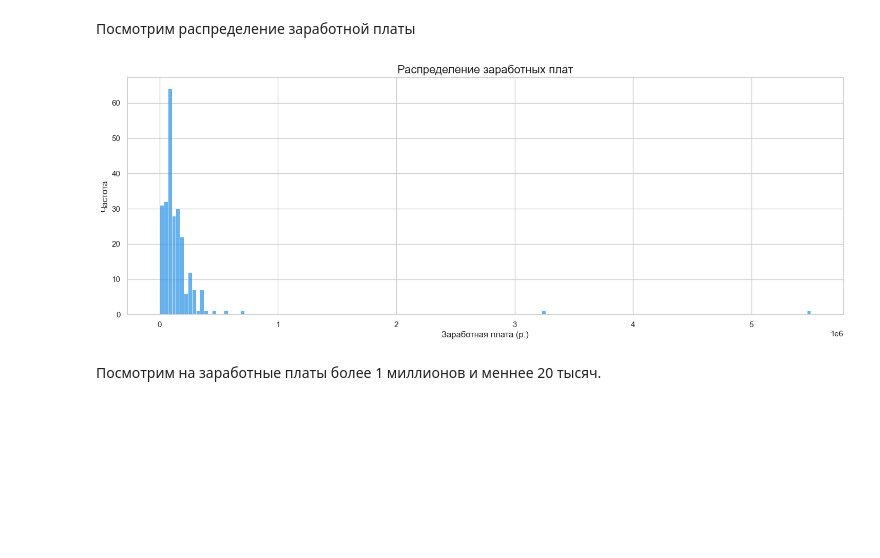
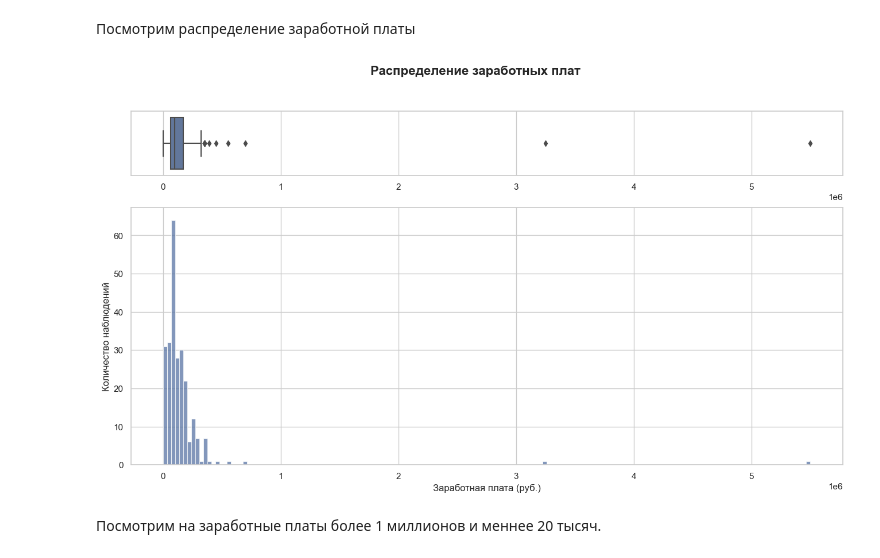
Before and after one commit to KuBaN658/vacancy_analysis, a Jupyter notebook: vacancy_analysis.ipynb, the cells around one changed output. Cells and saved outputs as stored; diff of their text form; code cells hidden in the pictures; blank space fills up the shorter version.

```diff
--- a/vacancy_analysis.ipynb
+++ b/vacancy_analysis.ipynb
@@ -681,20 +682,26 @@ vacancies['salary_num'] = vacancies.apply(calc_salary_num, axis=1)
 ---
 # %% [markdown]
 Посмотрим распределение заработной платы
-# %%
-# Создаем гистограмму распределения зарплат
-plt.figure(figsize=(18, 6))  # Устанавливаем размер фигуры
-ax = sns.histplot(data=vacancies[~vacancies.isna()], x='salary_num', color='#3498E8', edgecolor='#FFFFFF')
-
-# Устанавливаем заголовок и размер шрифта
-ax.set_title('Распределение заработных плат', fontsize=16)
-ax.set_ylabel('Частота')
-ax.set_xlabel('Заработная плата (р.)')
-
-# Отображаем гистограмму
-plt.show()
-# %% [output]
-[figure, removed]
+# %%
+fig, axes = plt.subplots(
+    nrows=2, ncols=1, sharex=False,
+    gridspec_kw={"height_ratios": (.2, .8)},
+    figsize=(16, 8)
+)
+
+sns.boxplot(data=vacancies, x='salary_num', ax=axes[0], orient='h', color='#5975A4')
+sns.histplot(data=vacancies, x='salary_num', color='#5975A4')
+axes[0].set_xlabel('')
+axes[1].set_ylabel('Количество наблюдений', fontsize=12)
+axes[1].set_xlabel('Заработная плата (руб.)', fontsize=12)
+
+fig.suptitle('Распределение заработных плат',
+            fontsize=16,
+            fontweight="bold",
+)
+plt.show()
+# %% [output]
+[figure, added]
 # %% [markdown]
 Посмотрим на заработные платы более 1 миллионов и меннее 20 тысяч.
 # %%
```
Also changed, not shown: parts of 48 cells of this notebook.
